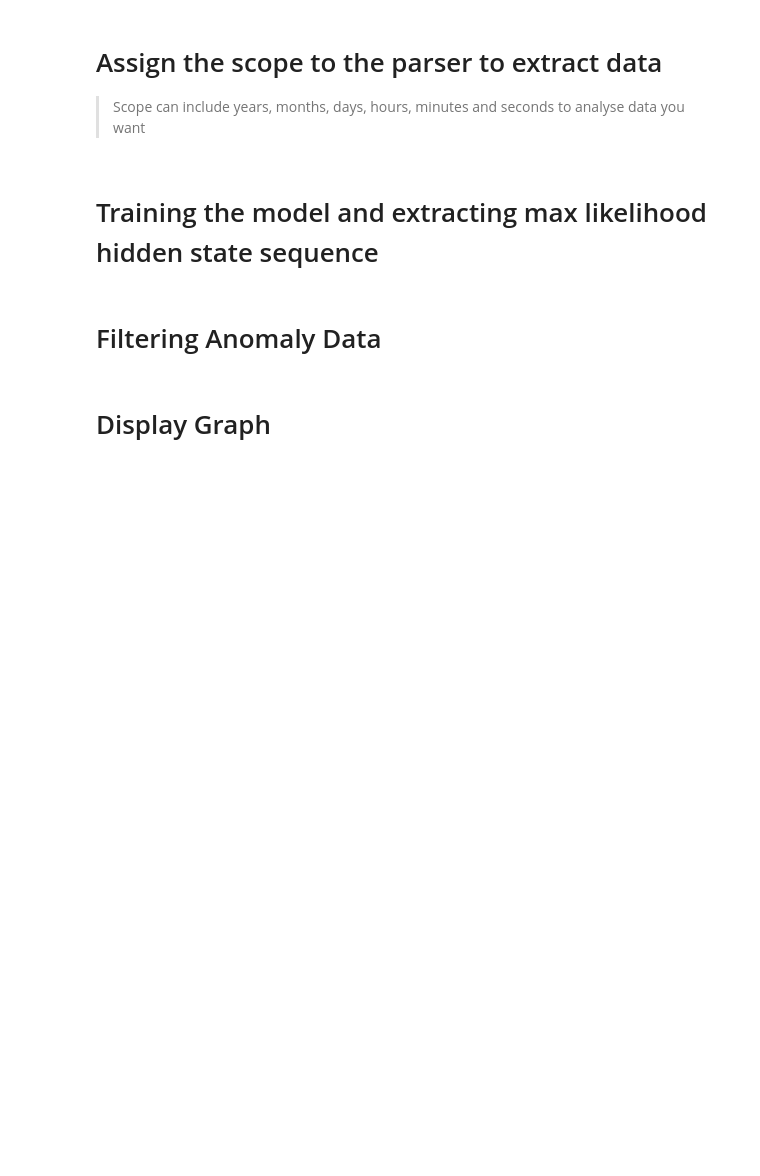
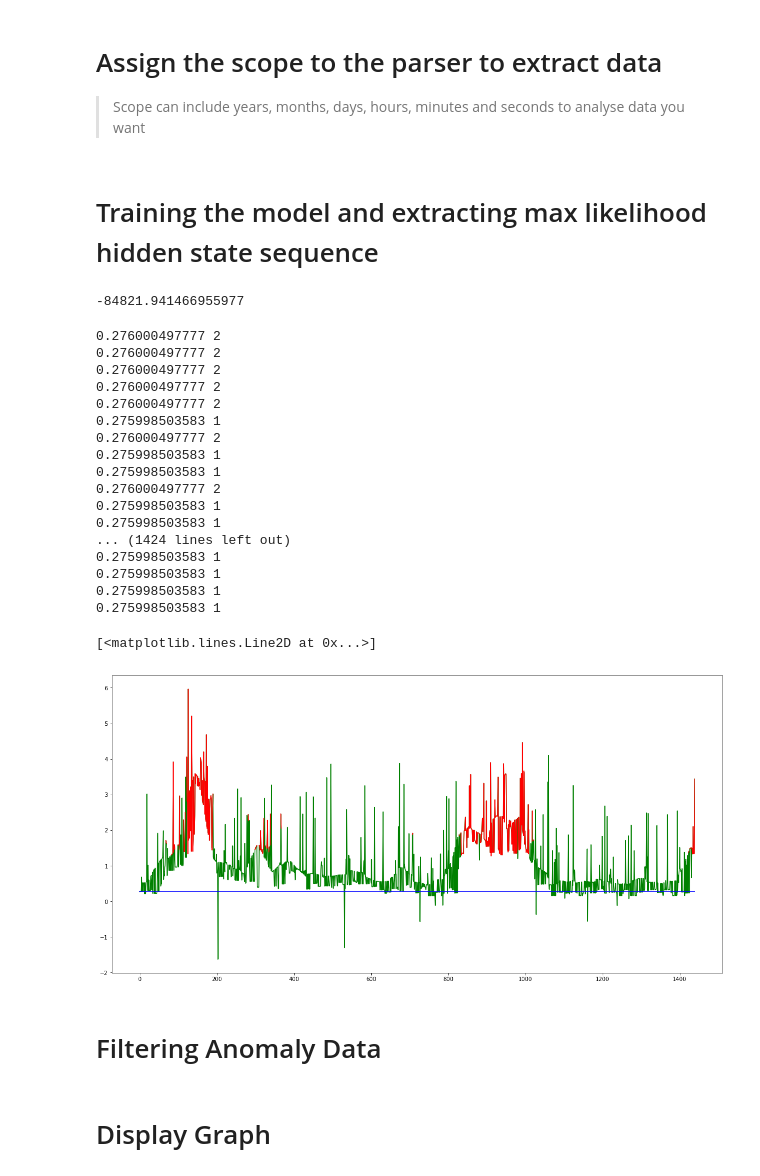
Before and after one commit to Janetx/PowerGrid, a Jupyter notebook: Anomaly-Window.ipynb, the cells around one changed output. Drawn from its saved outputs; the diff is of its cells as text; code cells hidden in the pictures; blank space fills up the shorter version.

```diff
--- a/Anomaly-Window.ipynb
+++ b/Anomaly-Window.ipynb
@@ -50,7 +50,7 @@ Year = 2007
 
 ## Months takes a string of month full name e.g 'March'
 Month = 'May'
-Day = None
+Day = 15
 
 ## If you modify hour, minutes and seconds, make sure the above dates_columns is either DateTime or Time
 ## Hour uses 24 hr clock
@@ -84,9 +92,11 @@ translation_probability = np.array([
     [0.3, 0.3, 0.4]]
 )
 
-model = hmm.GaussianHMM(n_components=3, covariance_type="diag", tol = 0.1, n_iter=500, init_params="st")
-model.startprob_ = init_probability
-model.transmat_ = translation_probability
+# model = hmm.GaussianHMM(n_components=3, covariance_type="diag", tol = 0.1, n_iter=500, init_params="st")
+model = hmm.GaussianHMM(n_components=4, covariance_type="diag", n_iter=500)
+
+# model.startprob_ = init_probability
+# model.transmat_ = translation_probability
 
 #  window 5, 10, 15, and 20
 for w in window(train_features.values.flatten(), 5):
@@ -95,7 +105,7 @@ for w in window(train_features.values.flatten(), 5):
     model.fit(train_window_features)
 
 
-train_state_seq = model.sample(test_features.size)[1]
+train_sample, train_state_seq = model.sample(test_features.size)
 test_state_seq = model.predict(test_features)
 
 means = []
@@ -109,6 +119,54 @@ for i in range(model.n_components):
     variance.append(model.covars_[i].flatten()[0])
 
 standard_deviation = np.sqrt(variance)
+# %%
+model.score(train_features)
+# model.score(test_features)
+# %% [output]
+-84821.941466955977
+# %%
+anom = []
+notanom = []
+
+test_observation = test_features.values
+
+# thresholds 0.5, 1, 1.25 ,1.5, 1.75 and 2
+threshold = 1
+
+for i in range(test_observation.size):
+    state = test_state_seq[i]
+    if (np.abs(means[state] - test_observation[i]) <= threshold):
+        notanom.append(True)
+    else:
+        notanom.append(False)
+    meanStates.append(means[state])
+
+test_features_anomaly = np.copy(test_observation)
+test_features_anomaly[notanom] = None
+
+plt.figure(figsize=(20,10))
+plt.plot(test_observation, 'g')
+plt.plot(test_features_anomaly, 'r')
+# %% [output]
+0.276000497777 2
+0.276000497777 2
+0.276000497777 2
+0.276000497777 2
+0.276000497777 2
+0.275998503583 1
+0.276000497777 2
+0.275998503583 1
+0.275998503583 1
+0.276000497777 2
+0.275998503583 1
+0.275998503583 1
+... (1424 lines left out)
+0.275998503583 1
+0.275998503583 1
+0.275998503583 1
+0.275998503583 1
+[<matplotlib.lines.Line2D at 0x...>]
+[figure, added]
 # %% [markdown]
 # Filtering Anomaly Data
 # %%
```
Also changed, not shown: parts of 6 cells of this notebook.
